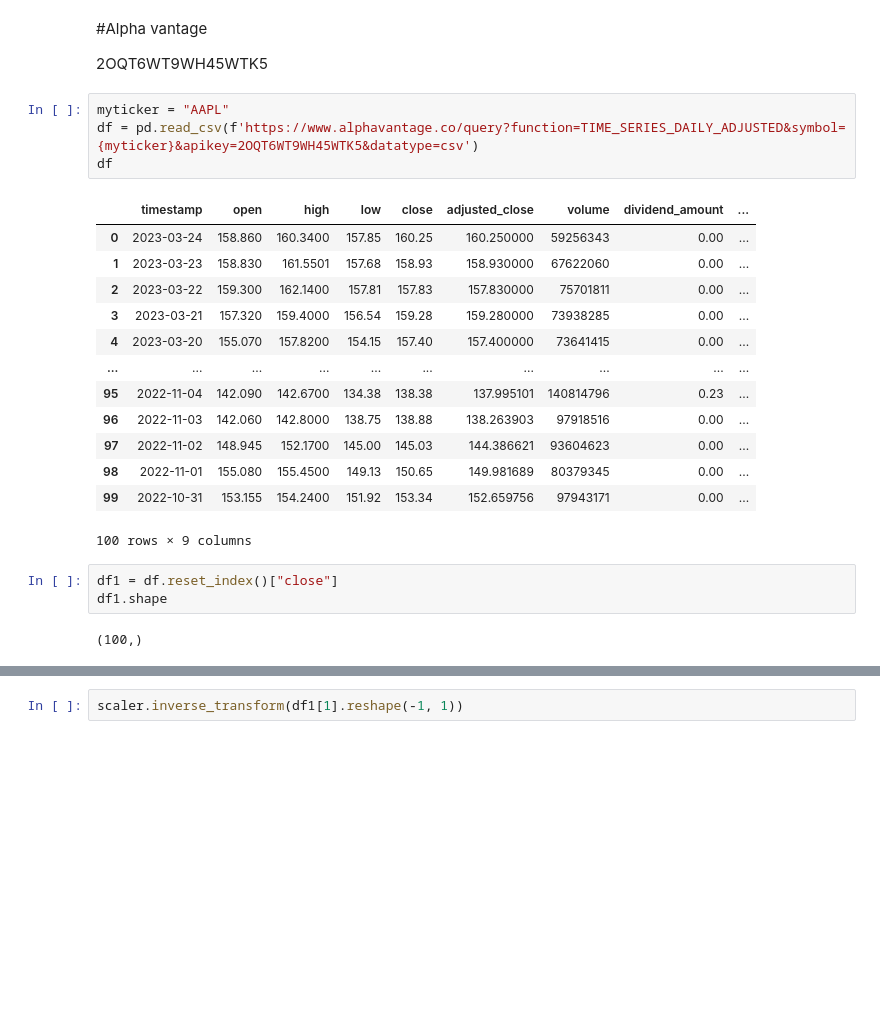
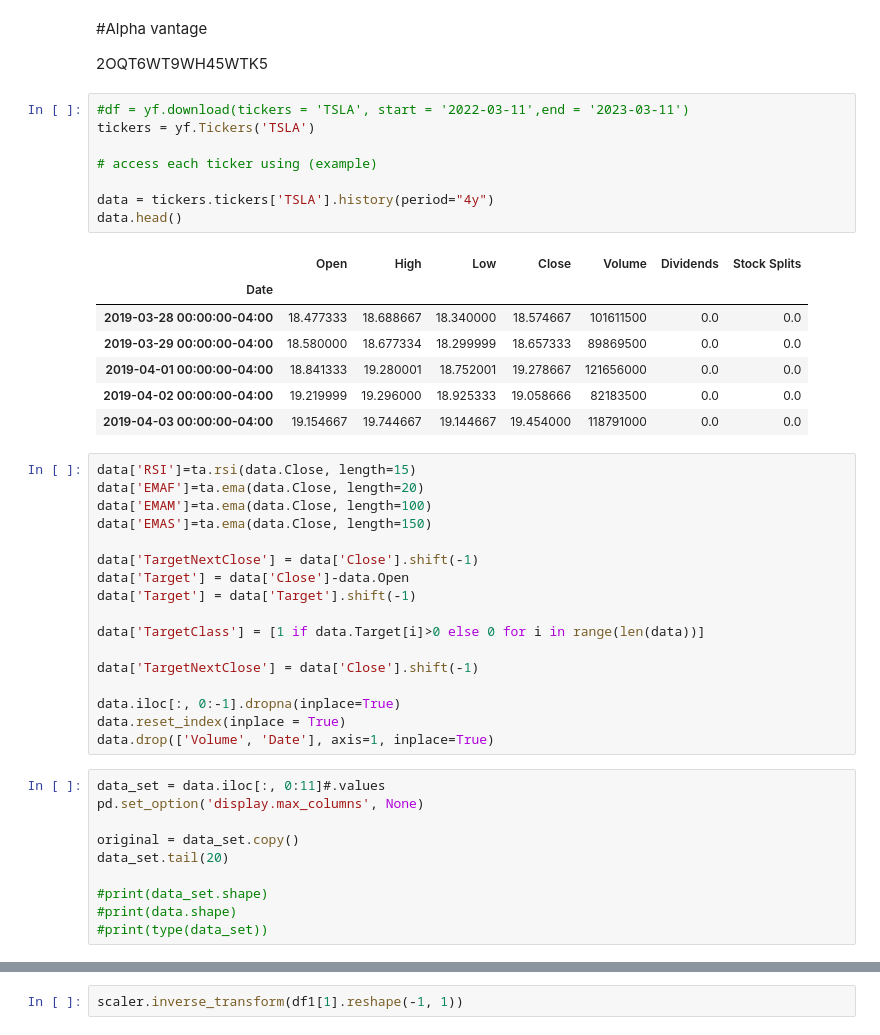
Before and after one commit to Justinfungi/Fina4350-NLP, a Jupyter notebook: Stage2/LSTM_Keras.ipynb, the cells around one changed output, grey strips where cells are left out. Saved outputs shown, nothing was run; the diff lists cells and outputs as text; blank space fills up the shorter version.

```diff
--- a/Stage2/LSTM_Keras.ipynb
+++ b/Stage2/LSTM_Keras.ipynb
@@ -30,26 +47,46 @@ To enable them in other operations, rebuild TensorFlow with the appropriate comp
 
 2OQT6WT9WH45WTK5
 # %%
-myticker = "AAPL"
-df = pd.read_csv(f'https://www.alphavantage.co/query?function=TIME_SERIES_DAILY_ADJUSTED&symbol={myticker}&apikey=2OQT6WT9WH45WTK5&datatype=csv')
-df
+#df = yf.download(tickers = 'TSLA', start = '2022-03-11',end = '2023-03-11')
+tickers = yf.Tickers('TSLA')
+
+# access each ticker using (example)
+
+data = tickers.tickers['TSLA'].history(period="4y")
+data.head()
 # %% [output]
-|  | timestamp | open | high | low | close | adjusted_close | volume | dividend_amount | ... |
-| 0 | 2023-03-24 | 158.860 | 160.3400 | 157.85 | 160.25 | 160.250000 | 59256343 | 0.00 | ... |
-| 1 | 2023-03-23 | 158.830 | 161.5501 | 157.68 | 158.93 | 158.930000 | 67622060 | 0.00 | ... |
-| 2 | 2023-03-22 | 159.300 | 162.1400 | 157.81 | 157.83 | 157.830000 | 75701811 | 0.00 | ... |
-| 3 | 2023-03-21 | 157.320 | 159.4000 | 156.54 | 159.28 | 159.280000 | 73938285 | 0.00 | ... |
-| 4 | 2023-03-20 | 155.070 | 157.8200 | 154.15 | 157.40 | 157.400000 | 73641415 | 0.00 | ... |
-| ... | ... | ... | ... | ... | ... | ... | ... | ... | ... |
-| 95 | 2022-11-04 | 142.090 | 142.6700 | 134.38 | 138.38 | 137.995101 | 140814796 | 0.23 | ... |
-| 96 | 2022-11-03 | 142.060 | 142.8000 | 138.75 | 138.88 | 138.263903 | 97918516 | 0.00 | ... |
-| 97 | 2022-11-02 | 148.945 | 152.1700 | 145.00 | 145.03 | 144.386621 | 93604623 | 0.00 | ... |
-| 98 | 2022-11-01 | 155.080 | 155.4500 | 149.13 | 150.65 | 149.981689 | 80379345 | 0.00 | ... |
-| 99 | 2022-10-31 | 153.155 | 154.2400 | 151.92 | 153.34 | 152.659756 | 97943171 | 0.00 | ... |
+|  | Open | High | Low | Close | Volume | Dividends | Stock Splits |
+| Date |  |  |  |  |  |  |  |
+| 2019-03-28 00:00:00-04:00 | 18.477333 | 18.688667 | 18.340000 | 18.574667 | 101611500 | 0.0 | 0.0 |
+| 2019-03-29 00:00:00-04:00 | 18.580000 | 18.677334 | 18.299999 | 18.657333 | 89869500 | 0.0 | 0.0 |
+| 2019-04-01 00:00:00-04:00 | 18.841333 | 19.280001 | 18.752001 | 19.278667 | 121656000 | 0.0 | 0.0 |
+| 2019-04-02 00:00:00-04:00 | 19.219999 | 19.296000 | 18.925333 | 19.058666 | 82183500 | 0.0 | 0.0 |
+| 2019-04-03 00:00:00-04:00 | 19.154667 | 19.744667 | 19.144667 | 19.454000 | 118791000 | 0.0 | 0.0 |
-100 rows × 9 columns
+# %%
+data['RSI']=ta.rsi(data.Close, length=15)
+data['EMAF']=ta.ema(data.Close, length=20)
+data['EMAM']=ta.ema(data.Close, length=100)
+data['EMAS']=ta.ema(data.Close, length=150)
+
+data['TargetNextClose'] = data['Close'].shift(-1)
+data['Target'] = data['Close']-data.Open
+data['Target'] = data['Target'].shift(-1)
+
+data['TargetClass'] = [1 if data.Target[i]>0 else 0 for i in range(len(data))]
+
+data['TargetNextClose'] = data['Close'].shift(-1)
+
+data.iloc[:, 0:-1].dropna(inplace=True)
+data.reset_index(inplace = True)
+data.drop(['Volume', 'Date'], axis=1, inplace=True)
 # %%
-df1 = df.reset_index()["close"]
-df1.shape
+data_set = data.iloc[:, 0:11]#.values
+pd.set_option('display.max_columns', None)
+
+original = data_set.copy()
+data_set.tail(20)
+
+#print(data_set.shape)
+#print(data.shape)
+#print(type(data_set))
-# %% [output]
-(100,)
 # %%
```
Also changed, not shown: parts of 11 cells of this notebook, 1 other file.
